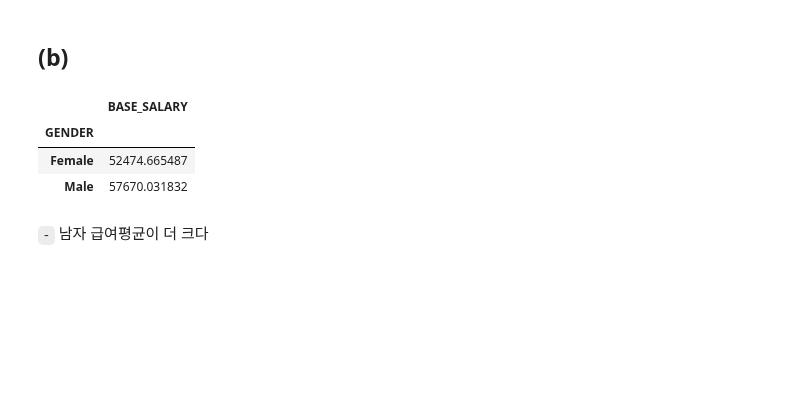
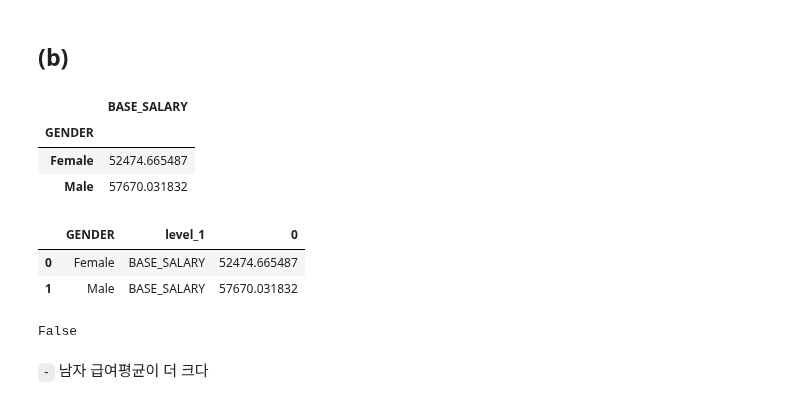
Before and after one commit to Jaesu26/study-blog, a Jupyter notebook: _notebooks/2021-11-05-데이터시각화_중간고사연습문제.ipynb, the cells around one changed output. Saved outputs shown, nothing was run; the diff lists cells and outputs as text; code cells hidden in the pictures; blank space fills up the shorter version.

```diff
--- a/_notebooks/2021-11-05-데이터시각화_중간고사연습문제.ipynb
+++ b/_notebooks/2021-11-05-데이터시각화_중간고사연습문제.ipynb
@@ -157,12 +157,24 @@ df.isnull().sum().sum()
 # %% [markdown]
 ## (b)
 # %%
-df.groupby(by = 'GENDER').agg({'BASE_SALARY':np.mean})
+df_ = df.groupby(by = 'GENDER').agg({'BASE_SALARY':np.mean})
+df_
 # %% [output]
 |  | BASE_SALARY |
 | GENDER |  |
 | Female | 52474.665487 |
 | Male | 57670.031832 |
+# %%
+df_ = df_.stack().reset_index()
+df_
+# %% [output]
+|  | GENDER | level_1 | 0 |
+| 0 | Female | BASE_SALARY | 52474.665487 |
+| 1 | Male | BASE_SALARY | 57670.031832 |
+# %%
+(df_.query('GENDER == "Female"'))[0].to_list() > (df_.query('GENDER == "Male"'))[0].to_list()
+# %% [output]
+False
 # %% [markdown]
 `-` 남자 급여평균이 더 크다
 # %% [markdown]
```
Also changed, not shown: parts of 2 cells of this notebook.
